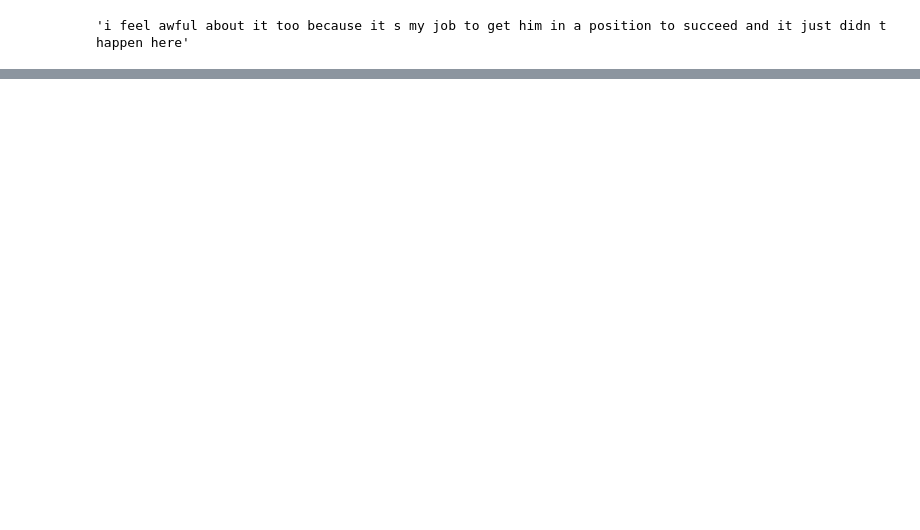
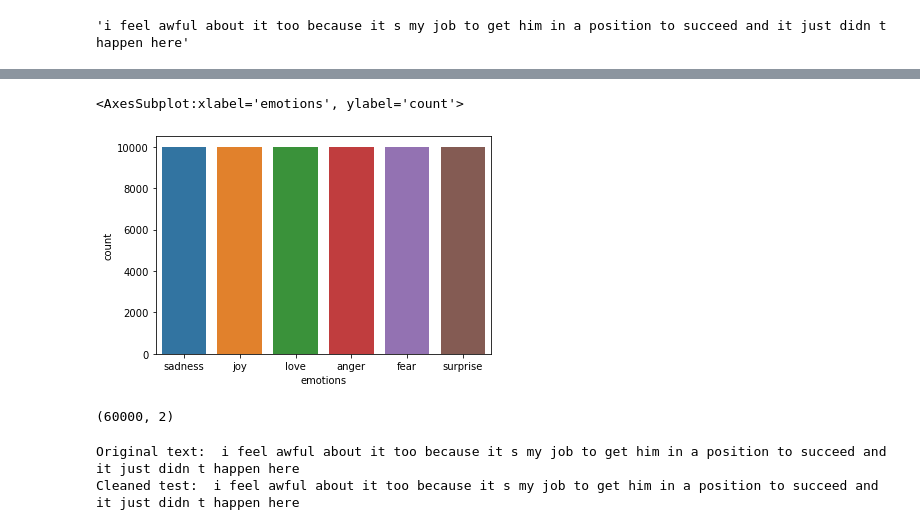
Before and after one commit to 112523chen/Project_SA_CTP, a Jupyter notebook: research.ipynb, the cells around one changed output, grey strips where cells are left out. Drawn from its saved outputs; the diff is of its cells as text; code cells hidden in the pictures; blank space fills up the shorter version.

```diff
--- a/research.ipynb
+++ b/research.ipynb
@@ -483,0 +510,36 @@ new_df['text'][0]
+# %%
+#Getting 10k Sadness
+sadness_df = new_df_10000_2[new_df_10000_2['emotions'] == 'sadness']
+sadness_df_10000 = sadness_df.iloc[:10000]
+print(sadness_df_10000.shape)
+print(sadness_df_10000.head())
+
+#Getting 10k Joy
+joy_df = new_df_10000_2[new_df_10000_2['emotions'] == 'joy']
+joy_df_10000 = joy_df.iloc[:10000]
+print(joy_df_10000.shape)
+print(joy_df_10000.head())
+
+#Getting 10k Love
+love_df = new_df_10000_2[new_df_10000_2['emotions'] == 'love']
+love_df_10000 = love_df.iloc[:10000]
+print(love_df_10000.shape)
+print(love_df_10000.head())
+
+#Getting 10k Anger
+anger_df = new_df_10000_2[new_df_10000_2['emotions'] == 'anger']
+anger_df_10000 = anger_df.iloc[:10000]
+print(anger_df_10000.shape)
+print(anger_df_10000.head())
+
+#Getting 10k Fear
+fear_df = new_df_10000_2[new_df_10000_2['emotions'] == 'fear']
+fear_df_10000 = fear_df.iloc[:10000]
+print(fear_df_10000.shape)
+print(fear_df_10000.head())
+
+#Getting 10k Surprise
+surprise_df = new_df_10000_2[new_df_10000_2['emotions'] == 'surprise']
+surprise_df_10000 = surprise_df.iloc[:10000]
+print(surprise_df_10000.shape)
+print(surprise_df_10000.head())
@@ -483,0 +564,18 @@ new_df['text'][0]
+# %%
+#Concated all the serparted data frames of all the emotions and but them back together
+all_10k_df = pd.concat([sadness_df_10000, joy_df_10000, love_df_10000, anger_df_10000, fear_df_10000, surprise_df_10000])
+sns.countplot(x=all_10k_df['emotions'])
+# %% [output]
+<AxesSubplot:xlabel='emotions', ylabel='count'>
+[figure, added]
+# %%
+all_10k_df.shape
+# %% [output]
+(60000, 2)
+# %%
+all_10k_df['cleaned_text'] = all_10k_df['text'].apply(clean_tweets_without_nlp)
+print("Original text: ", all_10k_df['text'][0])
+print("Cleaned test: ", all_10k_df['cleaned_text'][0])
+# %% [output]
+Original text:  i feel awful about it too because it s my job to get him in a position to succeed and it just didn t happen here
+Cleaned test:  i feel awful about it too because it s my job to get him in a position to succeed and it just didn t happen here
```
Also changed, not shown: parts of 14 cells of this notebook.
